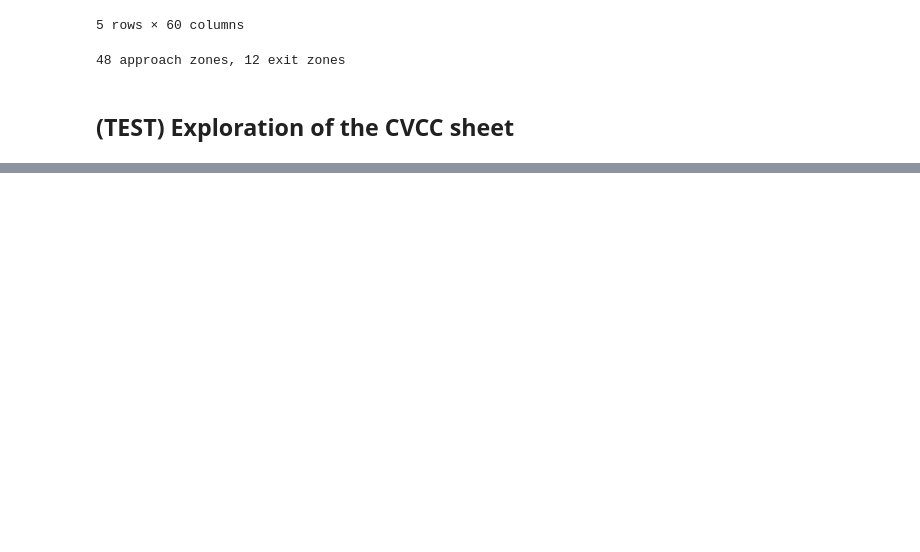
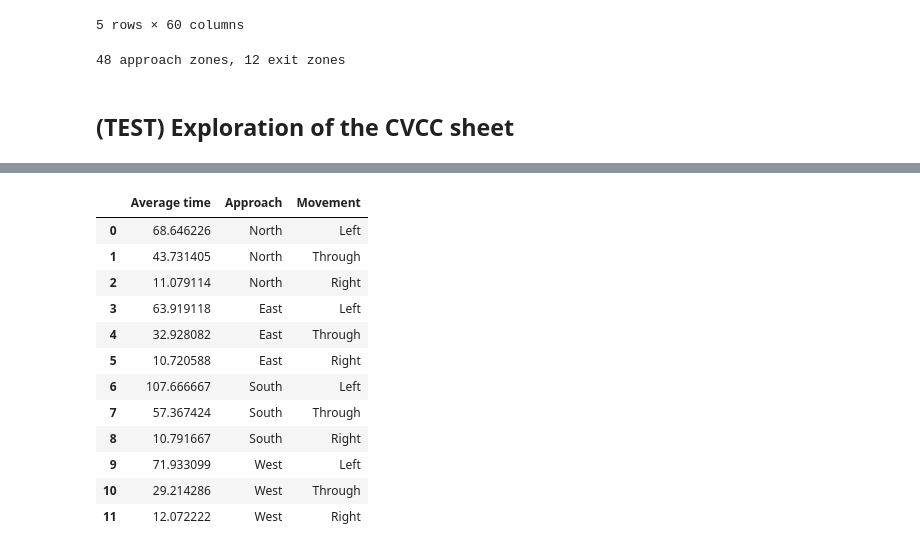
Before and after one commit to DEGABGED/ctm_data_processing, a Jupyter notebook: CVCC Exploration.ipynb, the cells around one changed output, grey strips where cells are left out. Cells and saved outputs as stored; diff of their text form; code cells hidden in the pictures; blank space fills up the shorter version.

```diff
--- a/CVCC Exploration.ipynb
+++ b/CVCC Exploration.ipynb
@@ -111,0 +129,4 @@ cvcc_tmp.plot(ax=ax)
+# %%
+filename = DF_PATH + 'sim-results/result_d450_a0.5_b0.5_c0.xls'
+df_tmp = pd.read_excel(filename, sheet_name='Travel time (s)')
+df_tmp.head()
@@ -111,0 +140,37 @@ cvcc_tmp.plot(ax=ax)
+# %%
+ROUTE_MAPPING = {
+    'approach0_lane1-North_to_East-exit1_lane1': ('North', 'Left'),
+    'approach0_lane2-North_to_South_Lane2_Lane3-exit2_lane2': ('North', 'Through'),
+    'approach0_lane3-North_to_West-exit3_lane3': ('North', 'Right'),
+    'approach1_lane1-East_to_South-exit2_lane1': ('East', 'Left'),
+    'approach1_lane2-East_to_West_Lane2_Lane3-exit3_lane2': ('East', 'Through'),
+    'approach1_lane3-East_to_North-exit0_lane3': ('East', 'Right'),
+    'approach2_lane1-South_to_West-exit3_lane1': ('South', 'Left'),
+    'approach2_lane2-South_to_North_Lane2_Lane3-exit0_lane2': ('South', 'Through'),
+    'approach2_lane3-South_to_East-exit1_lane3': ('South', 'Right'),
+    'approach3_lane1-West_to_North-exit0_lane1': ('West', 'Left'),
+    'approach3_lane2-West_to_East_Lane2_Lane3-exit1_lane2': ('West', 'Through'),
+    'approach3_lane3-West_to_South-exit2_lane3': ('West', 'Right')
+}
+
+_cols_rename = {
+
+}
+# %%
+df_tmp['Approach'] = df_tmp.apply(lambda row: ROUTE_MAPPING[row['Route']][0], axis=1)
+df_tmp['Movement'] = df_tmp.apply(lambda row: ROUTE_MAPPING[row['Route']][1], axis=1)
+df_tmp[['Average time', 'Approach', 'Movement']]
+# %% [output]
+|  | Average time | Approach | Movement |
+| 0 | 68.646226 | North | Left |
+| 1 | 43.731405 | North | Through |
+| 2 | 11.079114 | North | Right |
+| 3 | 63.919118 | East | Left |
+| 4 | 32.928082 | East | Through |
+| 5 | 10.720588 | East | Right |
+| 6 | 107.666667 | South | Left |
+| 7 | 57.367424 | South | Through |
+| 8 | 10.791667 | South | Right |
+| 9 | 71.933099 | West | Left |
+| 10 | 29.214286 | West | Through |
+| 11 | 12.072222 | West | Right |
```
Also changed, not shown: parts of 9 cells of this notebook, 1 other file.
